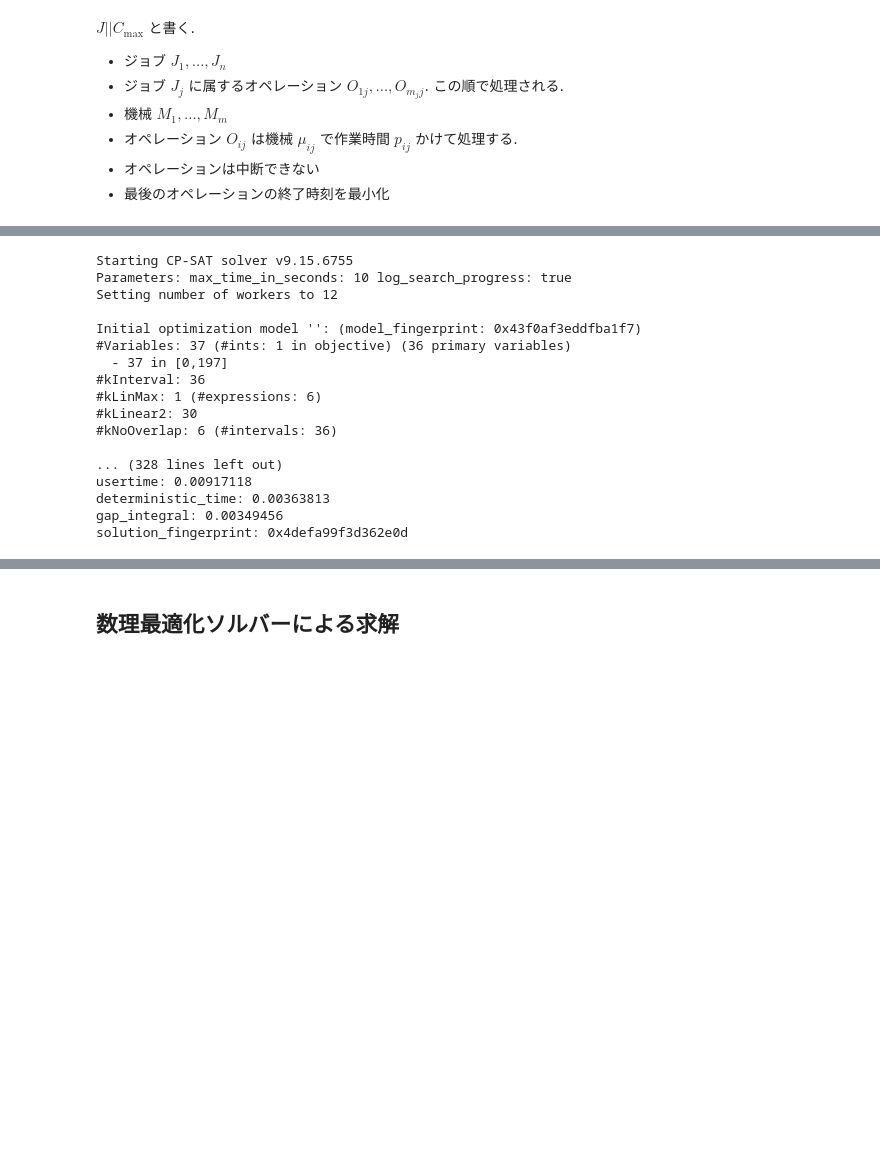
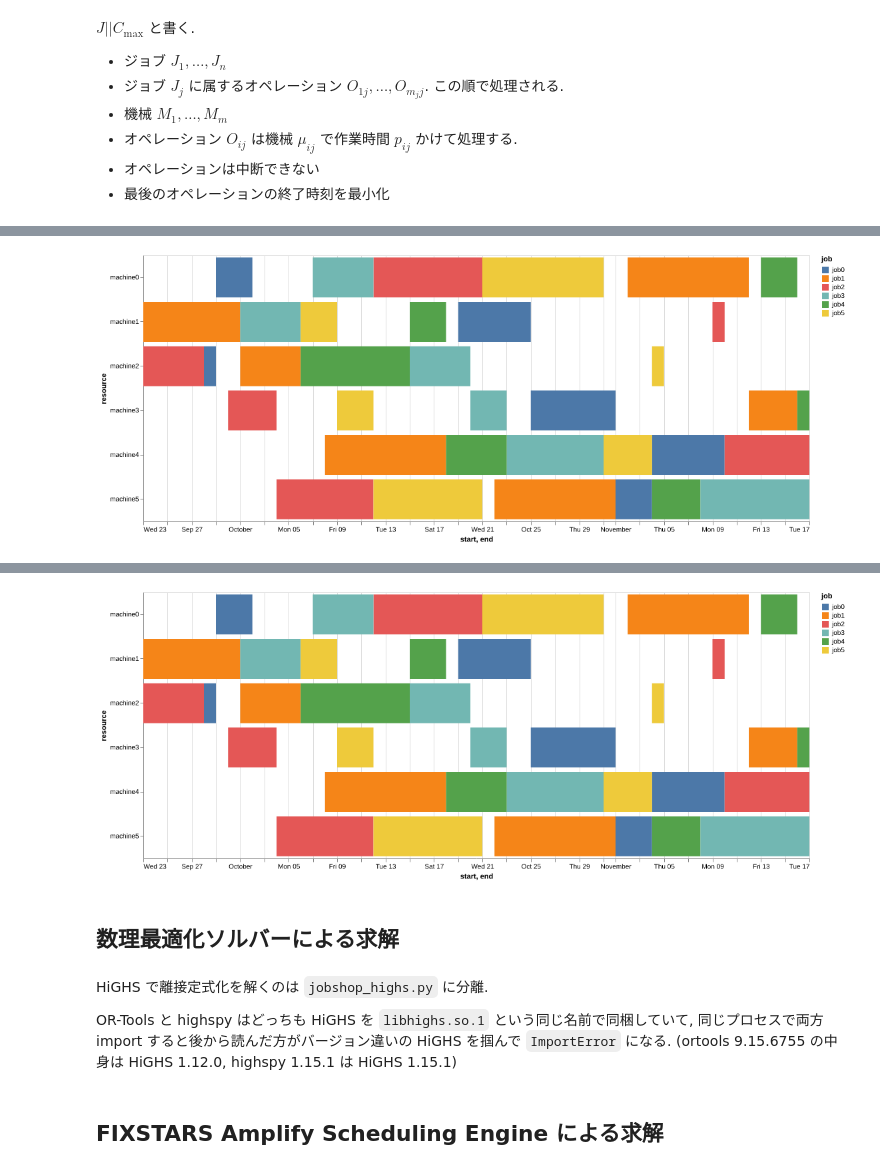
Before and after one commit to espeon011/opt100, a Jupyter notebook: notebooks/78_jssp/__marimo__/jobshop.ipynb, the cells around one changed output, grey strips where cells are left out. Cells and saved outputs as stored; diff of their text form; code cells hidden in the pictures; blank space fills up the shorter version.

```diff
--- a/notebooks/78_jssp/__marimo__/jobshop.ipynb
+++ b/notebooks/78_jssp/__marimo__/jobshop.ipynb
@@ -86,13 +88,4 @@ def plot_plotly(df: pandas.DataFrame):
 # %%
-def plot_altair(df: pandas.DataFrame):
-    return (
-        altair.Chart(df)
-        .mark_bar()
-        .encode(
-            x="start",
-            x2="end",
-            y="resource",
-            color="job",
-        )
-        .properties(width="container", height=400)
-    )
+fname1 = os.path.join(data_dir, "ft06.txt")
+jobs1 = Job.from_file(fname1)
+pprint(jobs1)
@@ -188,24 +198,7 @@ class ModelCpSat:
 # %%
-model1_cpsat = ModelCpSat(jobs1)
-model1_cpsat.solve()
+mo.ui.altair_chart(plot_altair(model1_cpsat.to_df()))
 # %% [output]
-Starting CP-SAT solver v9.15.6755
-Parameters: max_time_in_seconds: 10 log_search_progress: true
-Setting number of workers to 12
-
-Initial optimization model '': (model_fingerprint: 0x43f0af3eddfba1f7)
-#Variables: 37 (#ints: 1 in objective) (36 primary variables)
-  - 37 in [0,197]
-#kInterval: 36
-#kLinMax: 1 (#expressions: 6)
-#kLinear2: 30
-#kNoOverlap: 6 (#intervals: 36)
-
-... (328 lines left out)
-usertime: 0.00917118
-deterministic_time: 0.00363813
-gap_integral: 0.00349456
-solution_fingerprint: 0x4defa99f3d362e0d
+[figure, added]
 # %%
-plot_plotly(model1_cpsat.to_df())
+plot_altair(model1_cpsat.to_df())
 # %% [output]
@@ -212,0 +205 @@ plot_plotly(model1_cpsat.to_df())
+[figure, added]
@@ -217,2 +206,10 @@ plot_altair(model1_cpsat.to_df())
+# %% [markdown]
+## 数理最適化ソルバーによる求解
+# %% [markdown]
+HiGHS で離接定式化を解くのは `jobshop_highs.py` に分離.
+
+OR-Tools と highspy はどっちも HiGHS を `libhighs.so.1` という同じ名前で同梱していて,
+同じプロセスで両方 import すると後から読んだ方がバージョン違いの HiGHS を掴んで `ImportError` になる.
+(ortools 9.15.6755 の中身は HiGHS 1.12.0, highspy 1.15.1 は HiGHS 1.15.1)
 # %% [markdown]
-## 数理最適化ソルバーによる求解
+## FIXSTARS Amplify Scheduling Engine による求解
```
Also changed, not shown: parts of 68 cells of this notebook, 9 other files.
